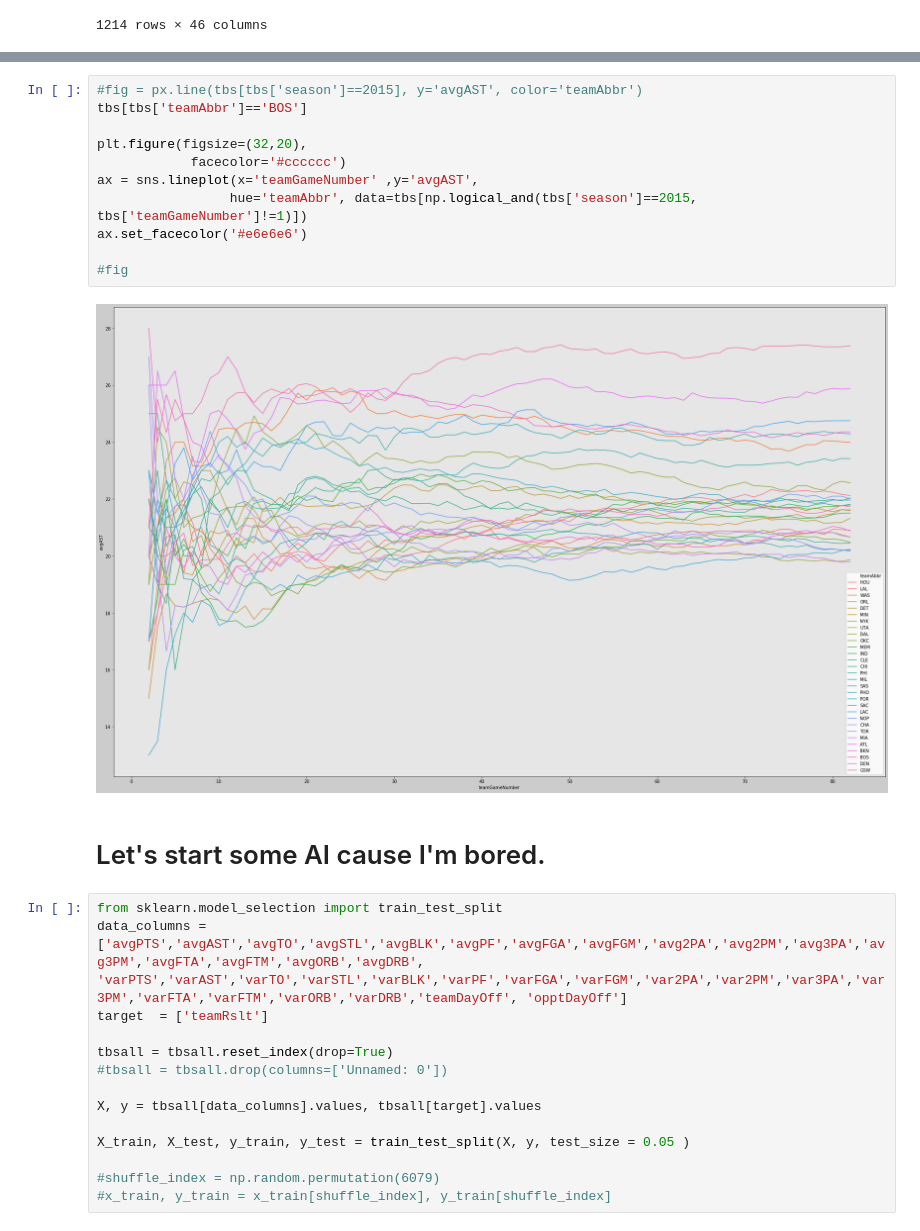
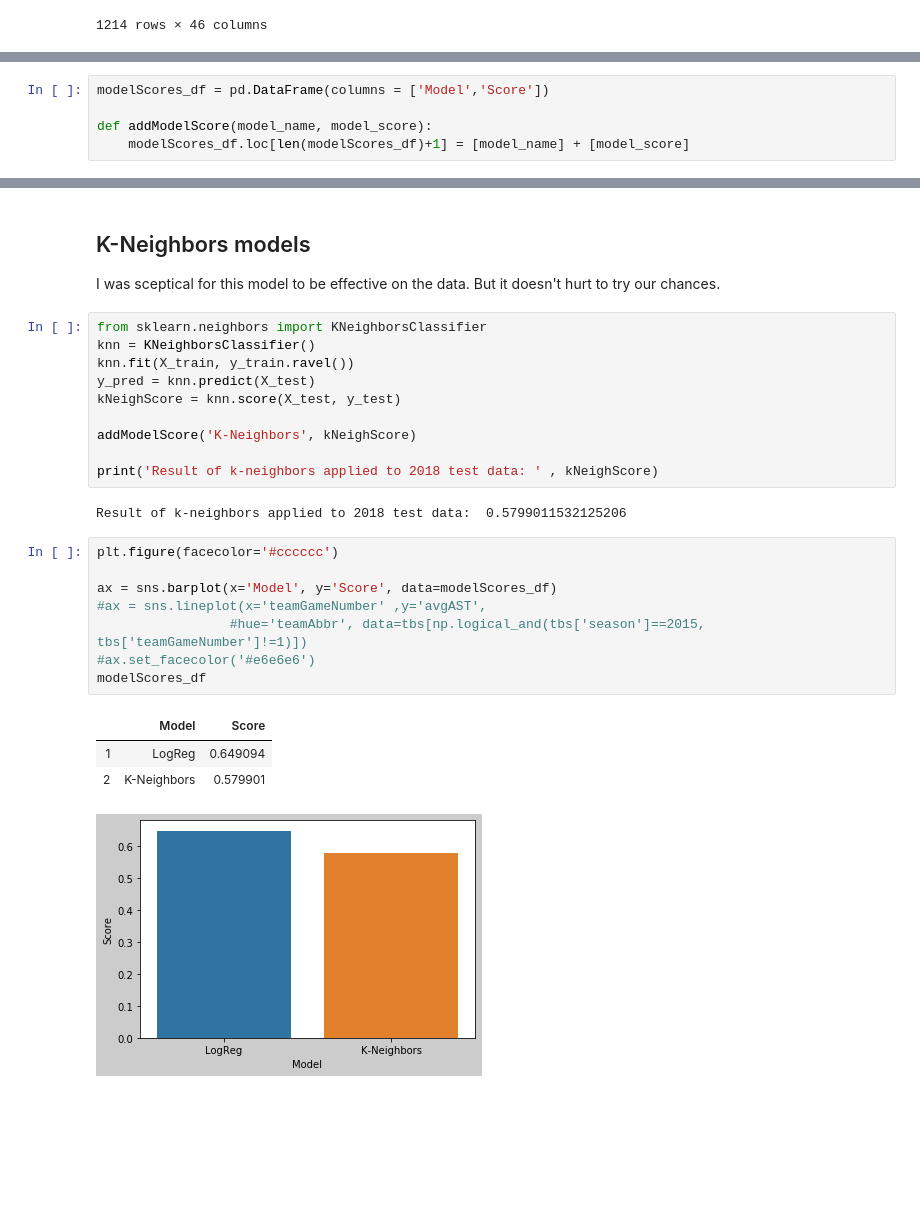
Before and after one commit to TurboTiger-DS/datascience-repo, a Jupyter notebook: KAJMANOSYS.ipynb, the cells around one changed output, grey strips where cells are left out. Cells and saved outputs as stored; diff of their text form; blank space fills up the shorter version.

Commit message:
Plots, Function, Simple analysis

```diff
--- a/KAJMANOSYS.ipynb
+++ b/KAJMANOSYS.ipynb
@@ -74,0 +174,5 @@ tbs['teamGameNumber'] = list(map(lambda x : len(tbs[(tbs['teamAbbr'] == tbs.iloc
+# %%
+modelScores_df = pd.DataFrame(columns = ['Model','Score'])
+
+def addModelScore(model_name, model_score):
+    modelScores_df.loc[len(modelScores_df)+1] = [model_name] + [model_score]
@@ -75,29 +195,29 @@ tbs['teamGameNumber'] = list(map(lambda x : len(tbs[(tbs['teamAbbr'] == tbs.iloc
+# %% [markdown]
+## K-Neighbors models
+
+I was sceptical for this model to be effective on the data. But it doesn't hurt to try our chances.
+# %%
+from sklearn.neighbors import KNeighborsClassifier
+knn = KNeighborsClassifier()
+knn.fit(X_train, y_train.ravel())
+y_pred = knn.predict(X_test)
+kNeighScore = knn.score(X_test, y_test)
+
+addModelScore('K-Neighbors', kNeighScore)
+
+print('Result of k-neighbors applied to 2018 test data: ' , kNeighScore)
+# %% [output]
+Result of k-neighbors applied to 2018 test data:  0.5799011532125206
 # %%
-#fig = px.line(tbs[tbs['season']==2015], y='avgAST', color='teamAbbr')
-tbs[tbs['teamAbbr']=='BOS']
+plt.figure(facecolor='#cccccc')
 
-plt.figure(figsize=(32,20),
-            facecolor='#cccccc')
-ax = sns.lineplot(x='teamGameNumber' ,y='avgAST',
-                 hue='teamAbbr', data=tbs[np.logical_and(tbs['season']==2015, tbs['teamGameNumber']!=1)])
-ax.set_facecolor('#e6e6e6')
-
-#fig
+ax = sns.barplot(x='Model', y='Score', data=modelScores_df)
+#ax = sns.lineplot(x='teamGameNumber' ,y='avgAST',
+                 #hue='teamAbbr', data=tbs[np.logical_and(tbs['season']==2015, tbs['teamGameNumber']!=1)])
+#ax.set_facecolor('#e6e6e6')
+modelScores_df
 # %% [output]
+|  | Model | Score |
+| 1 | LogReg | 0.649094 |
+| 2 | K-Neighbors | 0.579901 |
-[figure, old version]
+[figure, new version]
-# %% [markdown]
-# Let's start some AI cause I'm bored.
-# %%
-from sklearn.model_selection import train_test_split
-data_columns = ['avgPTS','avgAST','avgTO','avgSTL','avgBLK','avgPF','avgFGA','avgFGM','avg2PA','avg2PM','avg3PA','avg3PM','avgFTA','avgFTM','avgORB','avgDRB',  'varPTS','varAST','varTO','varSTL','varBLK','varPF','varFGA','varFGM','var2PA','var2PM','var3PA','var3PM','varFTA','varFTM','varORB','varDRB','teamDayOff', 'opptDayOff']
-target  = ['teamRslt']
-
-tbsall = tbsall.reset_index(drop=True)
-#tbsall = tbsall.drop(columns=['Unnamed: 0'])
-
-X, y = tbsall[data_columns].values, tbsall[target].values
-
-X_train, X_test, y_train, y_test = train_test_split(X, y, test_size = 0.05 )
-
-#shuffle_index = np.random.permutation(6079)
-#x_train, y_train = x_train[shuffle_index], y_train[shuffle_index]
```
Also changed, not shown: parts of 18 cells of this notebook.
